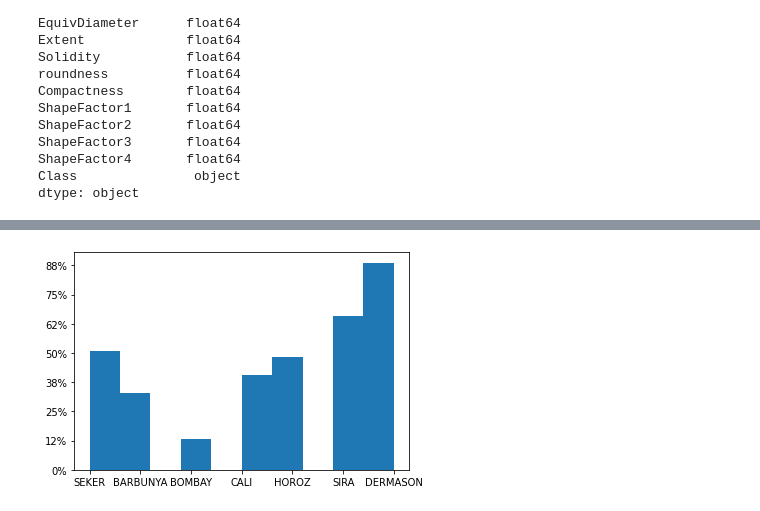
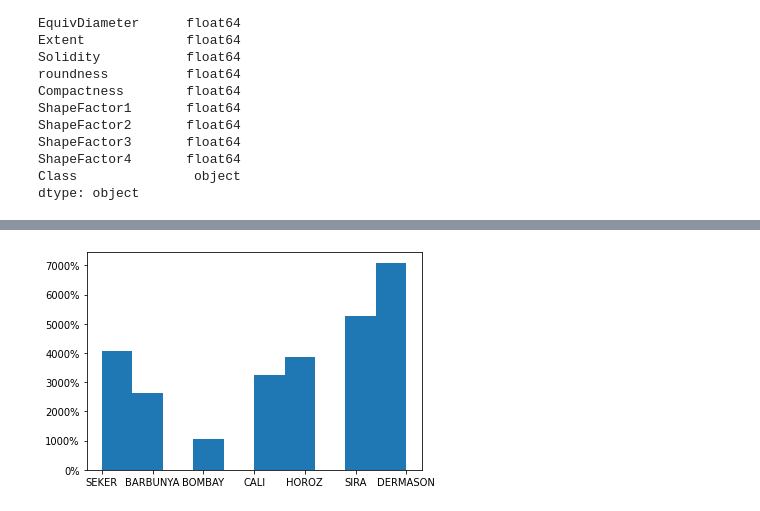
Before and after one commit to irvin-s/smd_project, a Jupyter notebook: 02_dataset_eda/dry_bean_eda.ipynb, the cells around one changed output, grey strips where cells are left out. Cells and saved outputs as stored; diff of their text form; code cells hidden in the pictures.

```diff
--- a/02_dataset_eda/dry_bean_eda.ipynb
+++ b/02_dataset_eda/dry_bean_eda.ipynb
@@ -68,6 +68,6 @@ df.describe()
 # %%
 #Verificando a distribuição da variável resposta
 plt.hist(df["Class"])
-plt.gca().yaxis.set_major_formatter(PercentFormatter(4000))
+plt.gca().yaxis.set_major_formatter(PercentFormatter(50))
 # %% [output]
-[figure, old version]
+[figure, new version]
```
Also changed, not shown: parts of 2 cells of this notebook.
